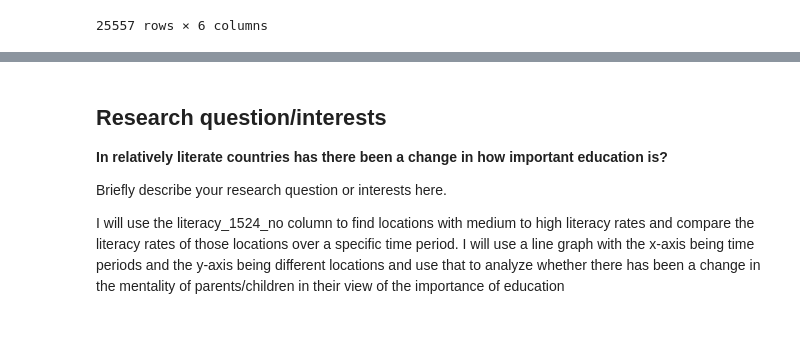
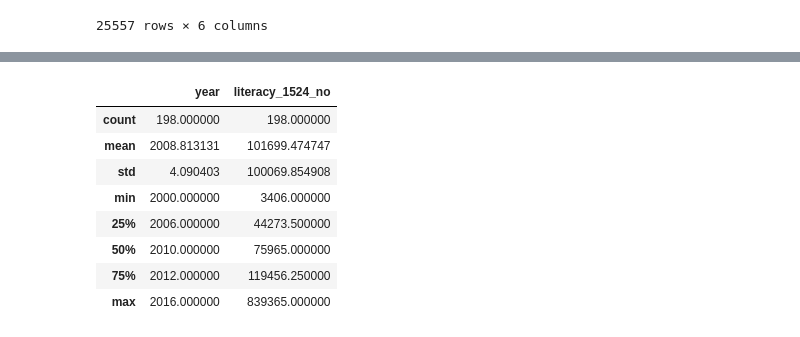
Before and after one commit to ubco-W2022T2-data301/project-group-group18, a Jupyter notebook: analysis/analysis1.ipynb, the cells around one changed output, grey strips where cells are left out. Drawn from its saved outputs; the diff is of its cells as text; code cells hidden in the pictures.

```diff
--- a/analysis/analysis1.ipynb
+++ b/analysis/analysis1.ipynb
@@ -86,7 +68,14 @@ literacy_rate_country.plot()
-# %% [markdown]
-## Research question/interests
-**In relatively literate countries has there been a change in how important education is?**
-
-Briefly describe your research question or interests here.
-
-I will use the literacy_1524_no column to find locations with medium to high literacy rates and compare the literacy rates of those locations over a specific time period. I will use a line graph with the x-axis being time periods and the y-axis being different locations and use that to analyze whether there has been a change in the mentality of parents/children in their view of the importance of education
+# %%
+functions = {'country': 'first','year': 'first','literacy_1524_no': 'sum'}
+data_final = data.groupby(["country","year"]).agg(functions)
+data_final.describe()
+# %% [output]
+|  | year | literacy_1524_no |
+| count | 198.000000 | 198.000000 |
+| mean | 2008.813131 | 101699.474747 |
+| std | 4.090403 | 100069.854908 |
+| min | 2000.000000 | 3406.000000 |
+| 25% | 2006.000000 | 44273.500000 |
+| 50% | 2010.000000 | 75965.000000 |
+| 75% | 2012.000000 | 119456.250000 |
+| max | 2016.000000 | 839365.000000 |
```
Also changed, not shown: parts of 5 cells of this notebook.
